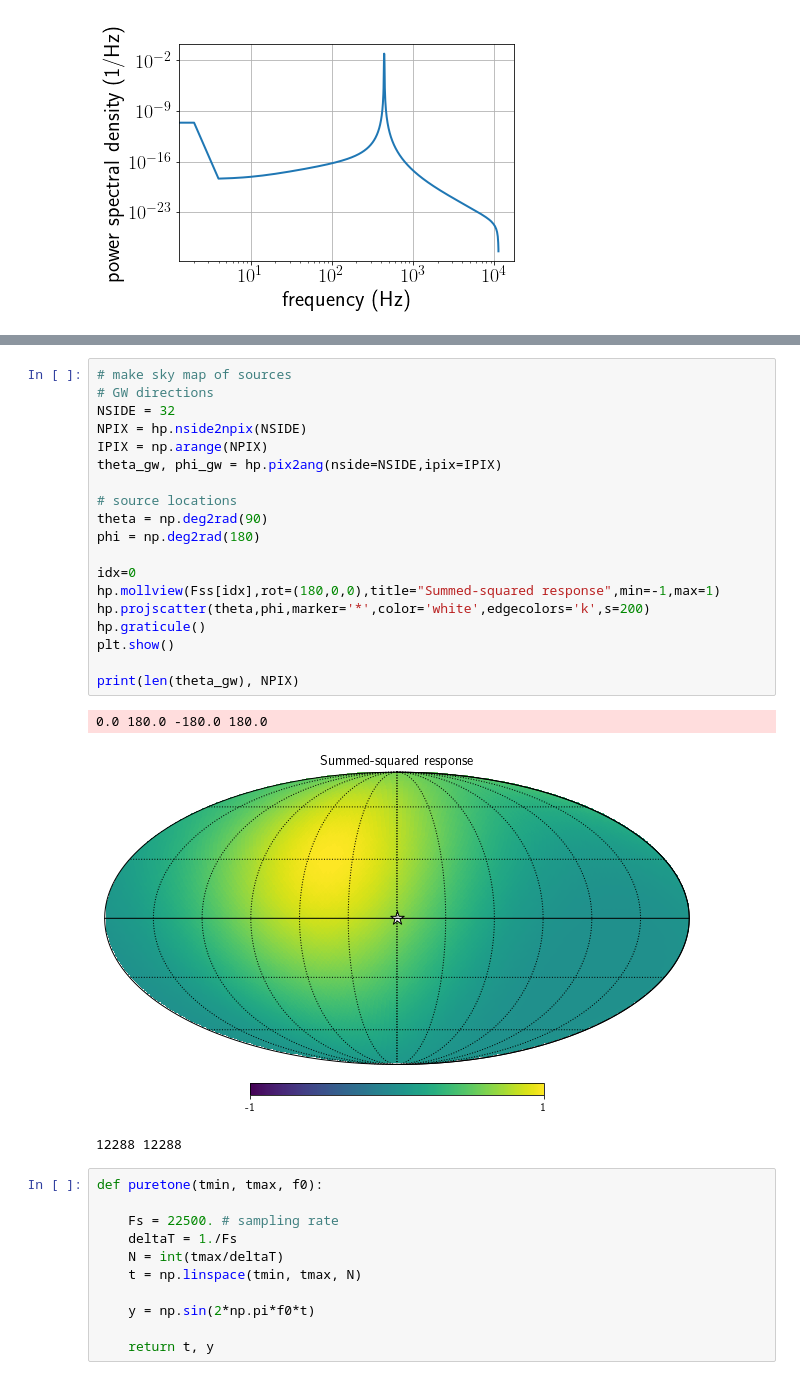
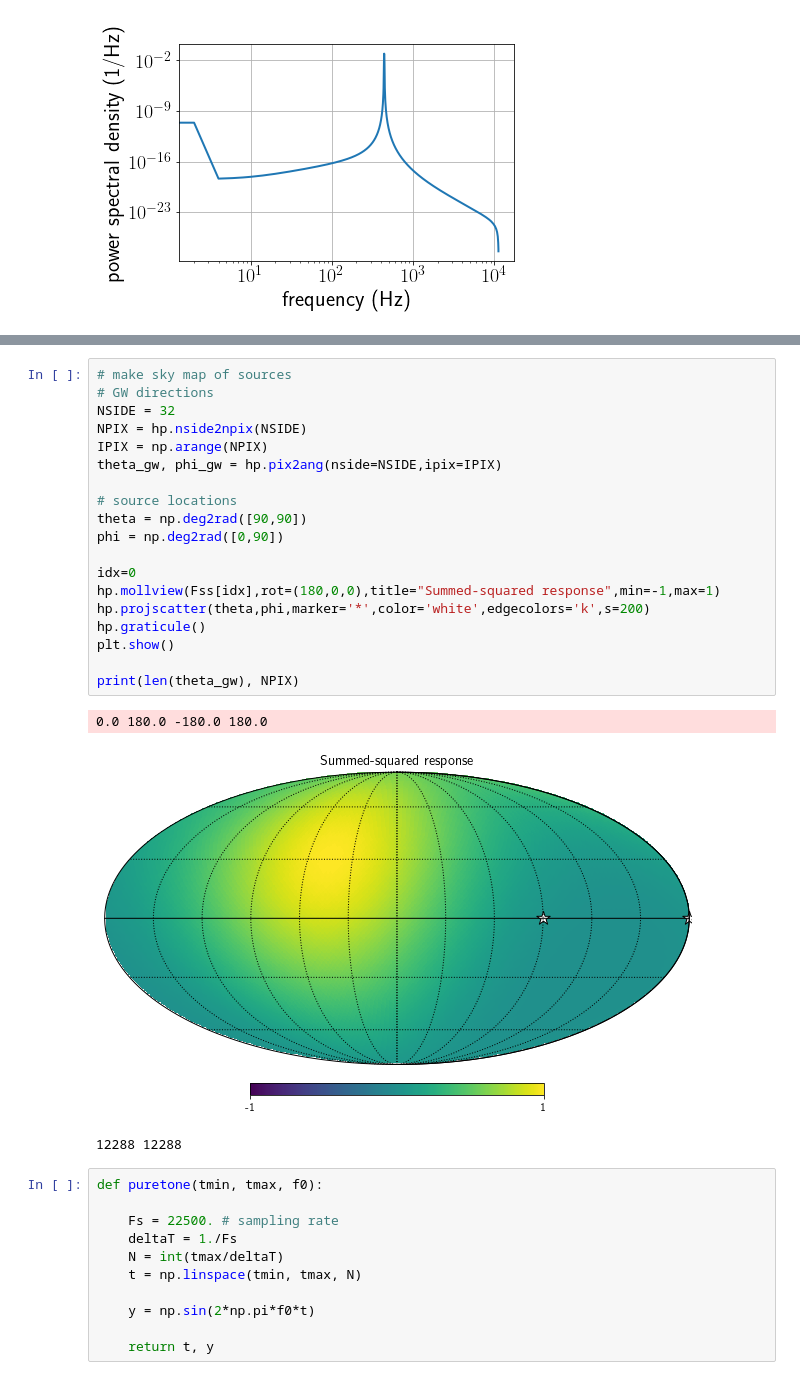
Before and after one commit to josephromano/leshouches, a Jupyter notebook: code/sound_example/sound_signals.ipynb, the cells around one changed output, grey strips where cells are left out. Saved outputs shown, nothing was run; the diff lists cells and outputs as text.

```diff
--- a/code/sound_example/sound_signals.ipynb
+++ b/code/sound_example/sound_signals.ipynb
@@ -328,25 +356,25 @@ plotpowerspectrum(t, r, t1, t2, Fs, fileprefix)
 # %%
 # make sky map of sources
 # GW directions
 NSIDE = 32
 NPIX = hp.nside2npix(NSIDE)
 IPIX = np.arange(NPIX)
 theta_gw, phi_gw = hp.pix2ang(nside=NSIDE,ipix=IPIX)
 
 # source locations
-theta = np.deg2rad(90)
-phi = np.deg2rad(180)
+theta = np.deg2rad([90,90])
+phi = np.deg2rad([0,90])
 
 idx=0
 hp.mollview(Fss[idx],rot=(180,0,0),title="Summed-squared response",min=-1,max=1)
 hp.projscatter(theta,phi,marker='*',color='white',edgecolors='k',s=200)
 hp.graticule()
 plt.show()
 
 print(len(theta_gw), NPIX)
 # %% [output]
 0.0 180.0 -180.0 180.0
-[figure, old version]
+[figure, new version]
 12288 12288
 # %%
 def puretone(tmin, tmax, f0):
```
Also changed, not shown: parts of 6 cells of this notebook.
